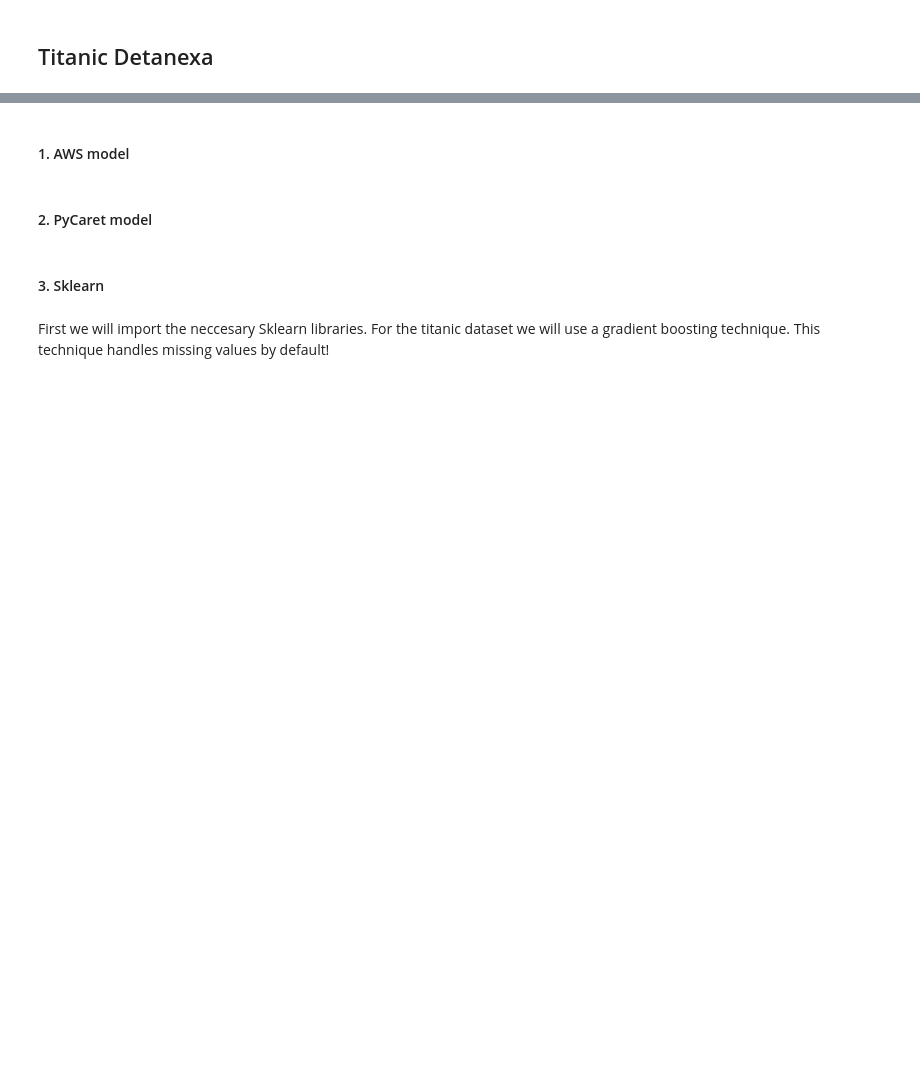
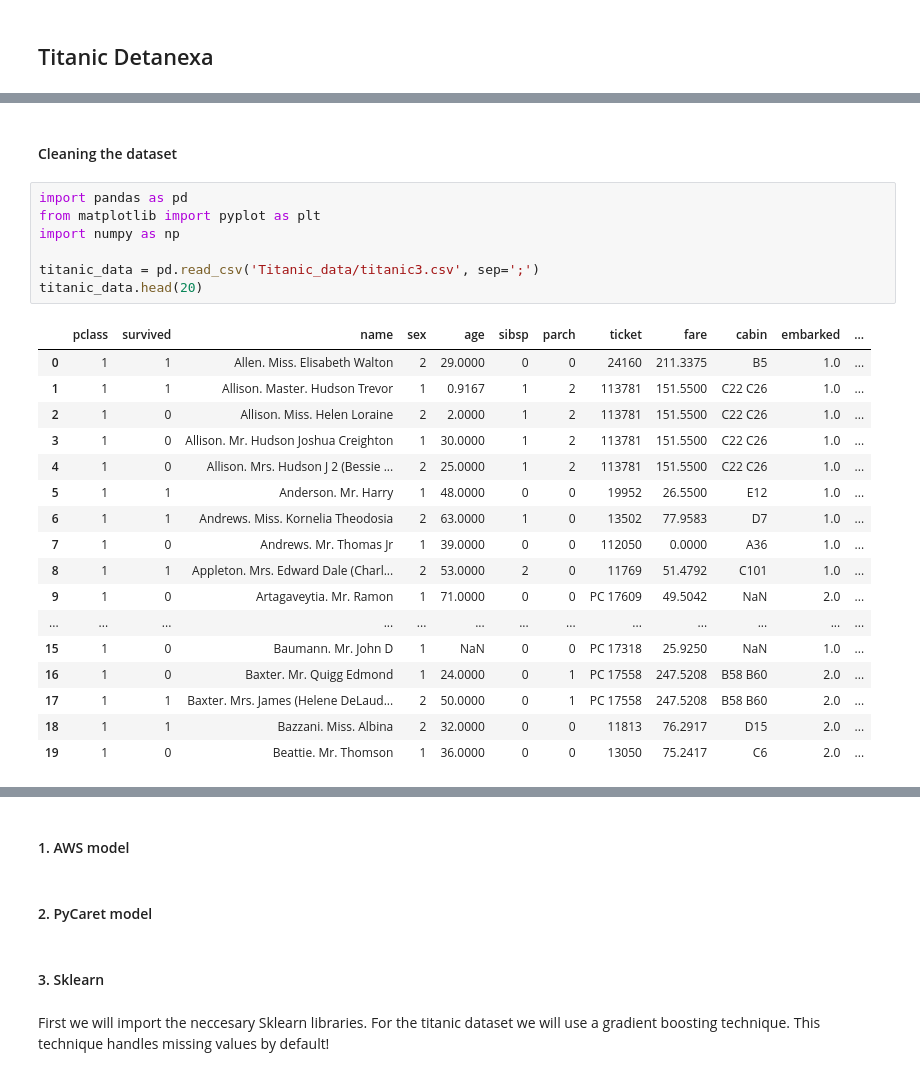
Before and after one commit to arthurbirate/DataNexa_Cloud_AI, a Jupyter notebook: Titanic DataNexa.ipynb, the cells around one changed output, grey strips where cells are left out. Cells and saved outputs as stored; diff of their text form; blank space fills up the shorter version.

```diff
--- a/Titanic DataNexa.ipynb
+++ b/Titanic DataNexa.ipynb
@@ -2,0 +27,27 @@
+# %% [markdown]
+<h4>Cleaning the dataset</h4>
+# %%
+import pandas as pd
+from matplotlib import pyplot as plt
+import numpy as np
+
+titanic_data = pd.read_csv('Titanic_data/titanic3.csv', sep=';')
+titanic_data.head(20)
+# %% [output]
+|  | pclass | survived | name | sex | age | sibsp | parch | ticket | fare | cabin | embarked | ... |
+| 0 | 1 | 1 | Allen. Miss. Elisabeth Walton | 2 | 29.0000 | 0 | 0 | 24160 | 211.3375 | B5 | 1.0 | ... |
+| 1 | 1 | 1 | Allison. Master. Hudson Trevor | 1 | 0.9167 | 1 | 2 | 113781 | 151.5500 | C22 C26 | 1.0 | ... |
+| 2 | 1 | 0 | Allison. Miss. Helen Loraine | 2 | 2.0000 | 1 | 2 | 113781 | 151.5500 | C22 C26 | 1.0 | ... |
+| 3 | 1 | 0 | Allison. Mr. Hudson Joshua Creighton | 1 | 30.0000 | 1 | 2 | 113781 | 151.5500 | C22 C26 | 1.0 | ... |
+| 4 | 1 | 0 | Allison. Mrs. Hudson J 2 (Bessie ... | 2 | 25.0000 | 1 | 2 | 113781 | 151.5500 | C22 C26 | 1.0 | ... |
+| 5 | 1 | 1 | Anderson. Mr. Harry | 1 | 48.0000 | 0 | 0 | 19952 | 26.5500 | E12 | 1.0 | ... |
+| 6 | 1 | 1 | Andrews. Miss. Kornelia Theodosia | 2 | 63.0000 | 1 | 0 | 13502 | 77.9583 | D7 | 1.0 | ... |
+| 7 | 1 | 0 | Andrews. Mr. Thomas Jr | 1 | 39.0000 | 0 | 0 | 112050 | 0.0000 | A36 | 1.0 | ... |
+| 8 | 1 | 1 | Appleton. Mrs. Edward Dale (Charl... | 2 | 53.0000 | 2 | 0 | 11769 | 51.4792 | C101 | 1.0 | ... |
+| 9 | 1 | 0 | Artagaveytia. Mr. Ramon | 1 | 71.0000 | 0 | 0 | PC 17609 | 49.5042 | NaN | 2.0 | ... |
+| ... | ... | ... | ... | ... | ... | ... | ... | ... | ... | ... | ... | ... |
+| 15 | 1 | 0 | Baumann. Mr. John D | 1 | NaN | 0 | 0 | PC 17318 | 25.9250 | NaN | 1.0 | ... |
+| 16 | 1 | 0 | Baxter. Mr. Quigg Edmond | 1 | 24.0000 | 0 | 1 | PC 17558 | 247.5208 | B58 B60 | 2.0 | ... |
+| 17 | 1 | 1 | Baxter. Mrs. James (Helene DeLaud... | 2 | 50.0000 | 0 | 1 | PC 17558 | 247.5208 | B58 B60 | 2.0 | ... |
+| 18 | 1 | 1 | Bazzani. Miss. Albina | 2 | 32.0000 | 0 | 0 | 11813 | 76.2917 | D15 | 2.0 | ... |
+| 19 | 1 | 0 | Beattie. Mr. Thomson | 1 | 36.0000 | 0 | 0 | 13050 | 75.2417 | C6 | 2.0 | ... |
```
Also changed, not shown: parts of 9 cells of this notebook.
